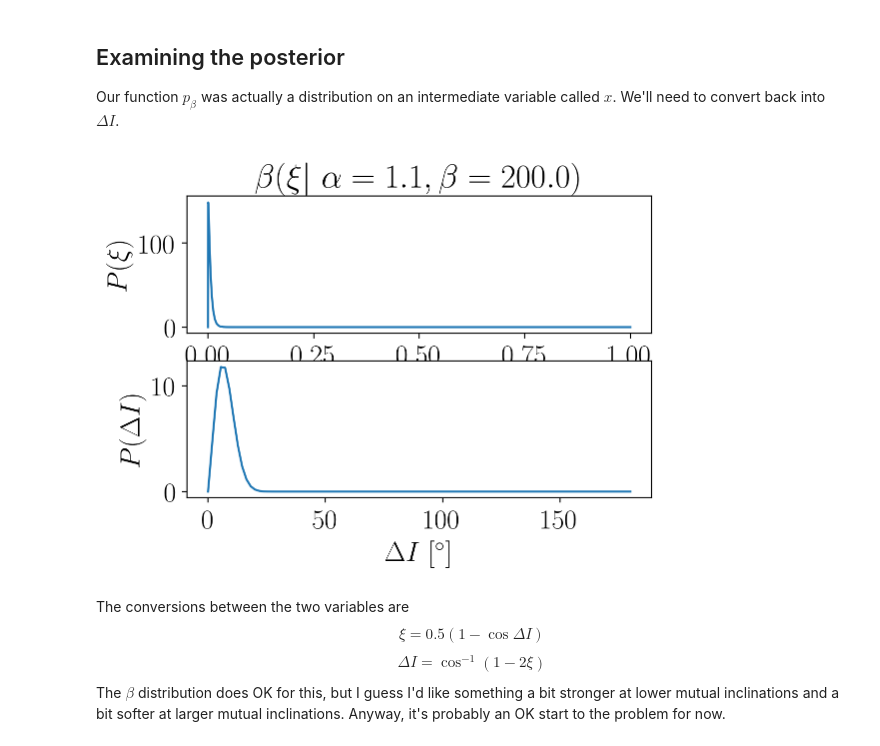
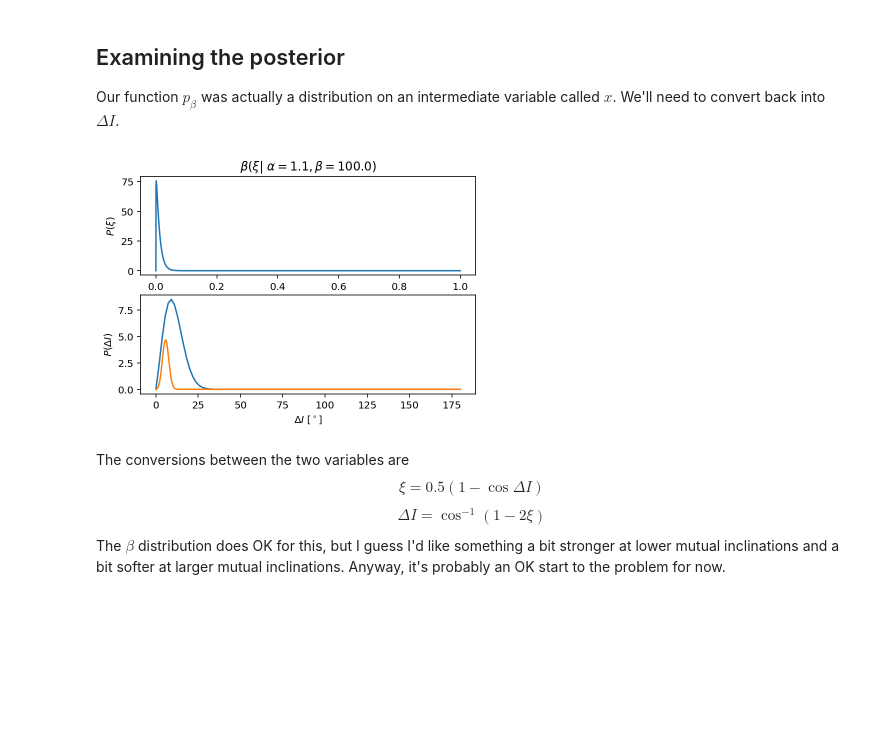
Before and after one commit to iancze/hierarchical-mutual-inclinations, a Jupyter notebook: MutualInclinations.ipynb, the cells around one changed output. Drawn from its saved outputs; the diff is of its cells as text; code cells hidden in the pictures; blank space fills up the shorter version.

```diff
--- a/MutualInclinations.ipynb
+++ b/MutualInclinations.ipynb
@@ -742,26 +821,27 @@ Our function $p_\beta$ was actually a distribution on an intermediate variable c
 # %%
 DeltaIs = np.linspace(0.0, 180.0, num=100) # inputs
 xis = 0.5 * (1 - np.cos(DeltaIs * deg))
 
 fig, ax = plt.subplots(nrows=2)
 
 alpha = 1.1
-beta = 200.0
+beta = 100.0
 y = pm.Beta.dist(alpha=alpha, beta=beta) # query the PyMC3 implementation
 ys = np.exp(np.array([y.logp(xi).eval() for xi in xis]))
 ax[0].plot(xis, ys)
 
 PIs = ys * np.sin(DeltaIs * deg)
 ax[1].plot(DeltaIs, PIs)
+ax[1].plot(dis, p_is * 50);
 
 ax[0].set_xlabel(r"$\xi$");
 ax[0].set_ylabel(r"$P(\xi)$");
 ax[0].set_title(r"$\beta(\xi |\ \alpha={:.1f}, \beta={:.1f})$".format(alpha, beta));
 
 ax[1].set_ylabel(r"$P(\Delta I)$");
 ax[1].set_xlabel(r"$\Delta I$ [${}^\circ$]");
 # %% [output]
-[figure, old version]
+[figure, new version]
 # %% [markdown]
 The conversions between the two variables are
 $$
```
Also changed, not shown: parts of 9 cells of this notebook.
